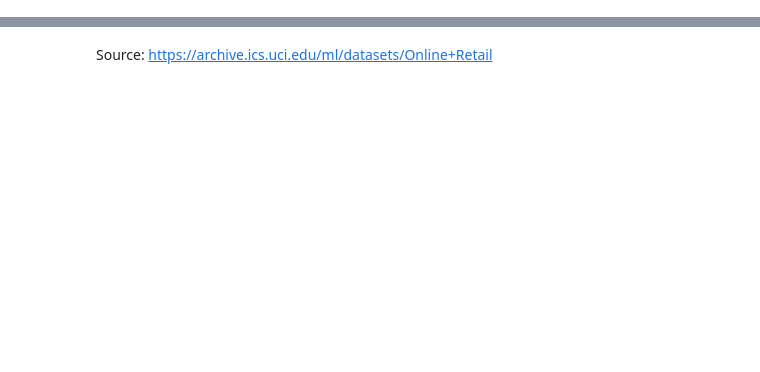
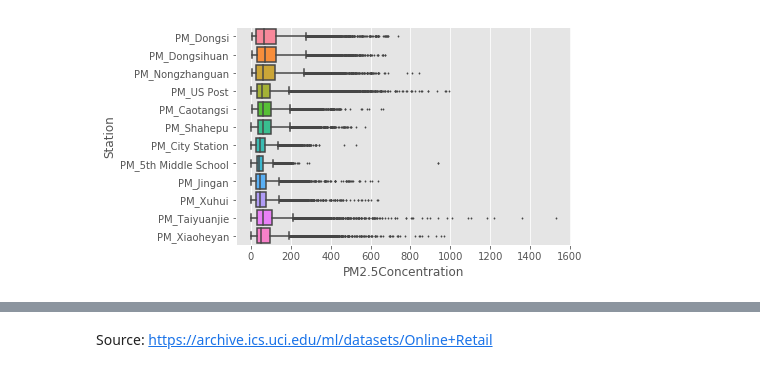
Before and after one commit to uliang/DataViz-with-Seaborn, a Jupyter notebook: DataConnect_presentation.ipynb, the cells around one changed output, grey strips where cells are left out. Drawn from its saved outputs; the diff is of its cells as text; code cells hidden in the pictures; blank space fills up the shorter version.

```diff
--- a/DataConnect_presentation.ipynb
+++ b/DataConnect_presentation.ipynb
@@ -17,0 +78,4 @@ import os
+# %%
+sns.boxplot(y="Station", x="PM2.5Concentration", data=plot_df, fliersize=1, saturation=1);
+# %% [output]
+[figure, added]
```
Also changed, not shown: parts of 24 cells of this notebook, 5 other files.
